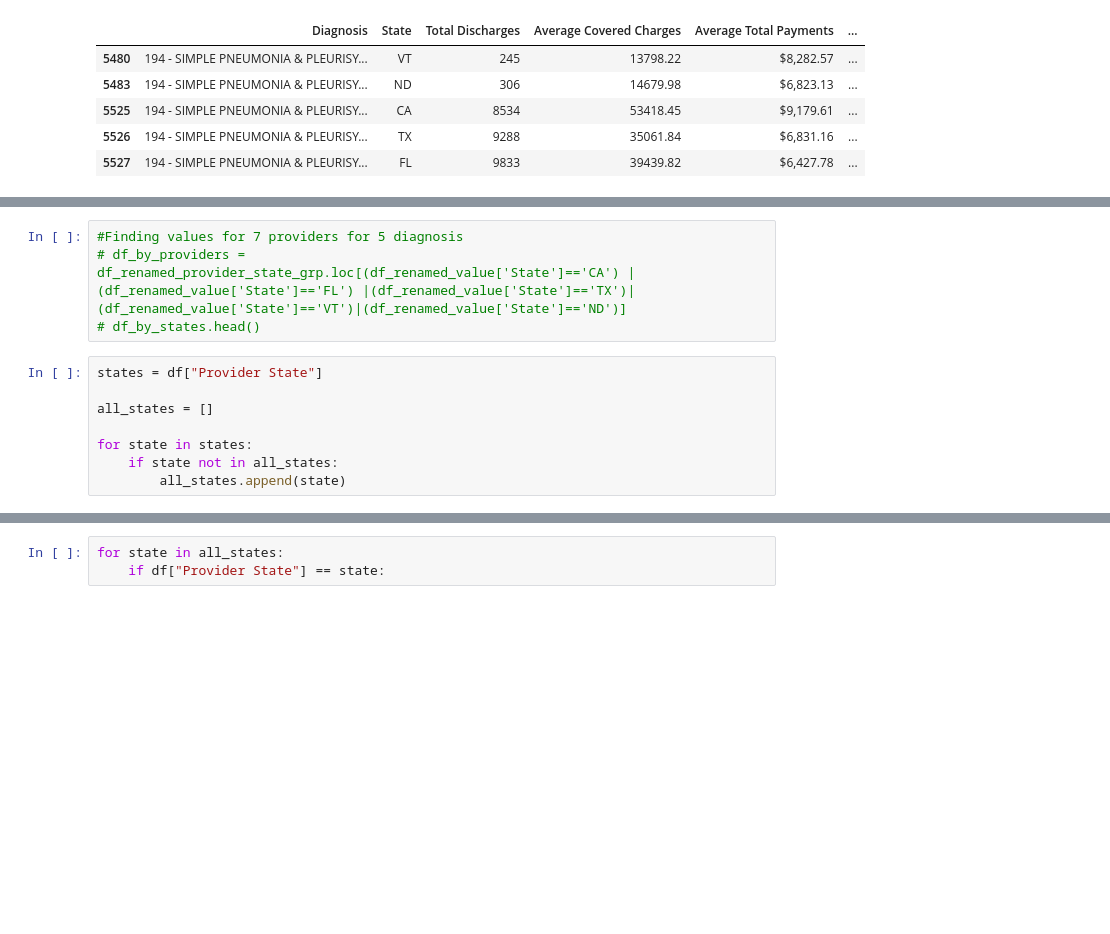
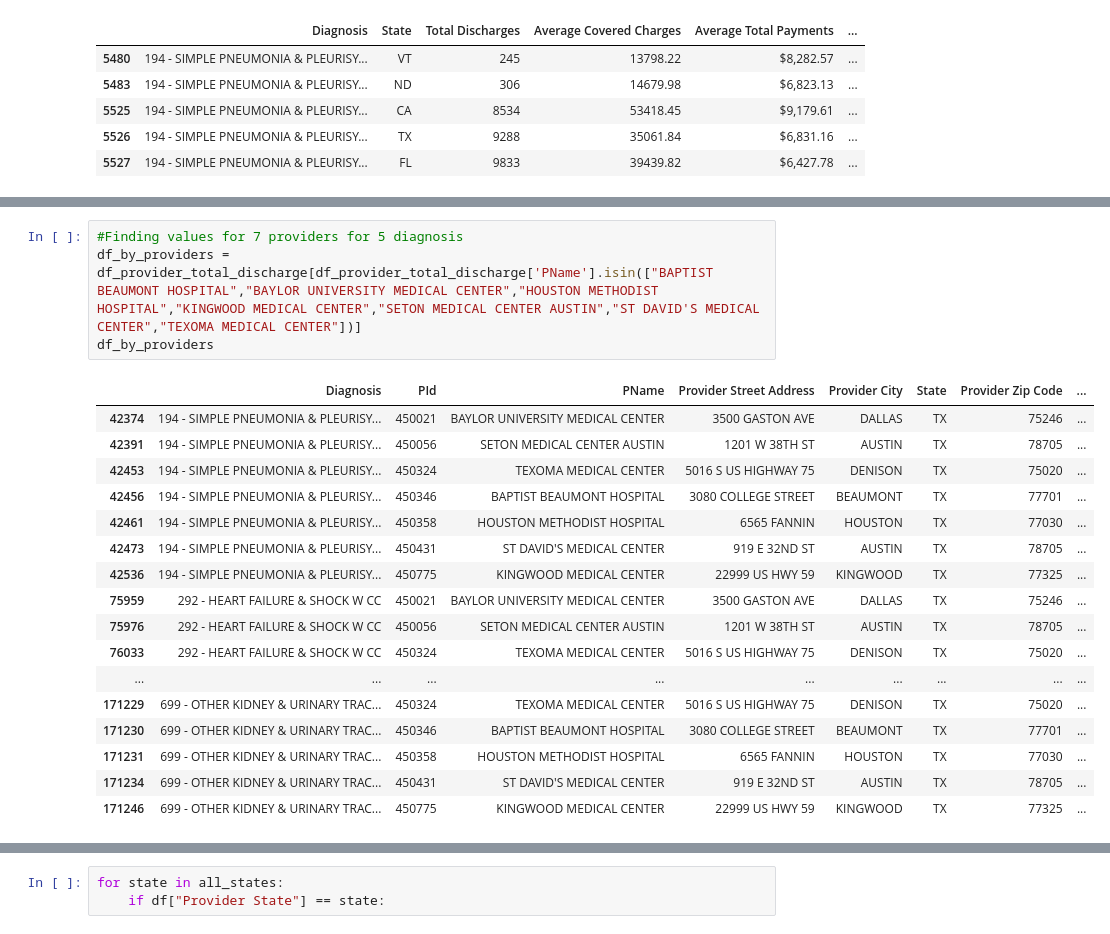
Before and after one commit to nilamroy2/Group6_Project_1, a Jupyter notebook: group6_starter_code_vasudha.ipynb, the cells around one changed output, grey strips where cells are left out. Drawn from its saved outputs; the diff is of its cells as text; blank space fills up the shorter version.

```diff
--- a/group6_starter_code_vasudha.ipynb
+++ b/group6_starter_code_vasudha.ipynb
@@ -258,15 +248,25 @@ df_provider_total_discharge
 | 171322 | 699 - OTHER KIDNEY & URINARY TRAC... | 670024 | NORTH CYPRESS MEDICAL CENTER | 21214 NORTHWEST FREEWAY | CYPRESS | TX | 77429 | ... |
 | 171323 | 699 - OTHER KIDNEY & URINARY TRAC... | 670055 | METHODIST STONE OAK HOSPITAL | 1139 E SONTERRA BLVD | SAN ANTONIO | TX | 78258 | ... |
 658 rows × 12 columns
-# %%
-#Finding values for 7 providers for 5 diagnosis
-# df_by_providers = df_renamed_provider_state_grp.loc[(df_renamed_value['State']=='CA') |(df_renamed_value['State']=='FL') |(df_renamed_value['State']=='TX')|(df_renamed_value['State']=='VT')|(df_renamed_value['State']=='ND')]
-# df_by_states.head()
-# %%
-states = df["Provider State"]
-
-all_states = []
-
-for state in states:
-    if state not in all_states:
-        all_states.append(state)
+# %%
+#Finding values for 7 providers for 5 diagnosis
+df_by_providers = df_provider_total_discharge[df_provider_total_discharge['PName'].isin(["BAPTIST BEAUMONT HOSPITAL","BAYLOR UNIVERSITY MEDICAL CENTER","HOUSTON METHODIST HOSPITAL","KINGWOOD MEDICAL CENTER","SETON MEDICAL CENTER AUSTIN","ST DAVID'S MEDICAL CENTER","TEXOMA MEDICAL CENTER"])]
+df_by_providers
+# %% [output]
+|  | Diagnosis | PId | PName | Provider Street Address | Provider City | State | Provider Zip Code | ... |
+| 42374 | 194 - SIMPLE PNEUMONIA & PLEURISY... | 450021 | BAYLOR UNIVERSITY MEDICAL CENTER | 3500 GASTON AVE | DALLAS | TX | 75246 | ... |
+| 42391 | 194 - SIMPLE PNEUMONIA & PLEURISY... | 450056 | SETON MEDICAL CENTER AUSTIN | 1201 W 38TH ST | AUSTIN | TX | 78705 | ... |
+| 42453 | 194 - SIMPLE PNEUMONIA & PLEURISY... | 450324 | TEXOMA MEDICAL CENTER | 5016 S US HIGHWAY 75 | DENISON | TX | 75020 | ... |
+| 42456 | 194 - SIMPLE PNEUMONIA & PLEURISY... | 450346 | BAPTIST BEAUMONT HOSPITAL | 3080 COLLEGE STREET | BEAUMONT | TX | 77701 | ... |
+| 42461 | 194 - SIMPLE PNEUMONIA & PLEURISY... | 450358 | HOUSTON METHODIST HOSPITAL | 6565 FANNIN | HOUSTON | TX | 77030 | ... |
+| 42473 | 194 - SIMPLE PNEUMONIA & PLEURISY... | 450431 | ST DAVID'S MEDICAL CENTER | 919 E 32ND ST | AUSTIN | TX | 78705 | ... |
+| 42536 | 194 - SIMPLE PNEUMONIA & PLEURISY... | 450775 | KINGWOOD MEDICAL CENTER | 22999 US HWY 59 | KINGWOOD | TX | 77325 | ... |
+| 75959 | 292 - HEART FAILURE & SHOCK W CC | 450021 | BAYLOR UNIVERSITY MEDICAL CENTER | 3500 GASTON AVE | DALLAS | TX | 75246 | ... |
+| 75976 | 292 - HEART FAILURE & SHOCK W CC | 450056 | SETON MEDICAL CENTER AUSTIN | 1201 W 38TH ST | AUSTIN | TX | 78705 | ... |
+| 76033 | 292 - HEART FAILURE & SHOCK W CC | 450324 | TEXOMA MEDICAL CENTER | 5016 S US HIGHWAY 75 | DENISON | TX | 75020 | ... |
+| ... | ... | ... | ... | ... | ... | ... | ... | ... |
+| 171229 | 699 - OTHER KIDNEY & URINARY TRAC... | 450324 | TEXOMA MEDICAL CENTER | 5016 S US HIGHWAY 75 | DENISON | TX | 75020 | ... |
+| 171230 | 699 - OTHER KIDNEY & URINARY TRAC... | 450346 | BAPTIST BEAUMONT HOSPITAL | 3080 COLLEGE STREET | BEAUMONT | TX | 77701 | ... |
+| 171231 | 699 - OTHER KIDNEY & URINARY TRAC... | 450358 | HOUSTON METHODIST HOSPITAL | 6565 FANNIN | HOUSTON | TX | 77030 | ... |
+| 171234 | 699 - OTHER KIDNEY & URINARY TRAC... | 450431 | ST DAVID'S MEDICAL CENTER | 919 E 32ND ST | AUSTIN | TX | 78705 | ... |
+| 171246 | 699 - OTHER KIDNEY & URINARY TRAC... | 450775 | KINGWOOD MEDICAL CENTER | 22999 US HWY 59 | KINGWOOD | TX | 77325 | ... |
```
Also changed, not shown: parts of 5 cells of this notebook.
